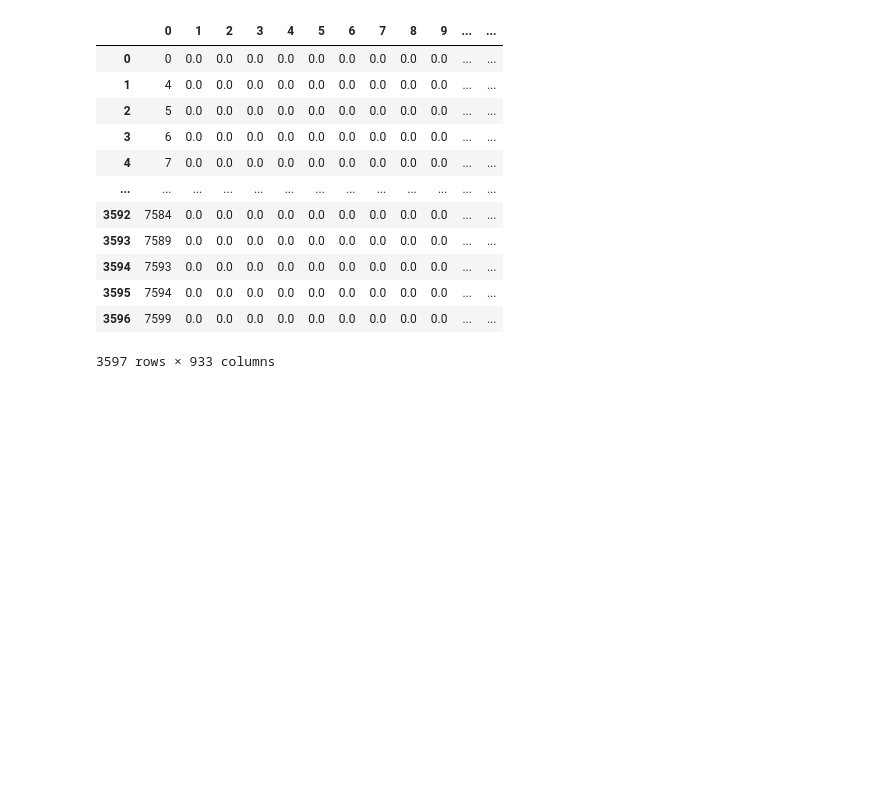
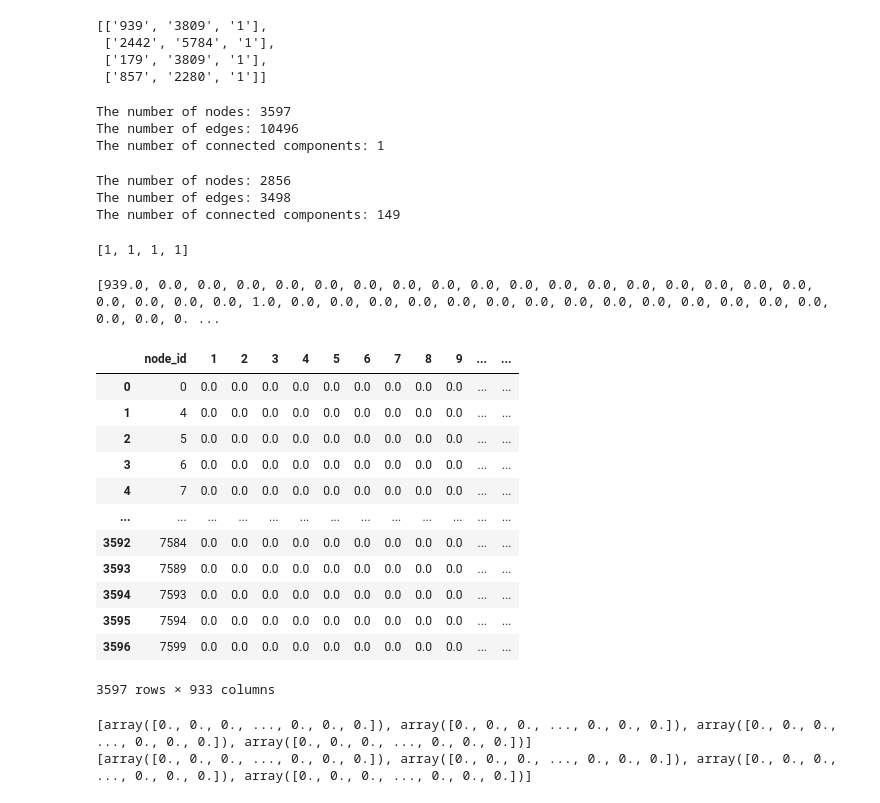
Before and after one commit to Guillaumegg200/kaggle_movies_mlns, a Jupyter notebook: explo_ggg.ipynb, the cells around one changed output. Drawn from its saved outputs; the diff is of its cells as text; code cells hidden in the pictures; blank space fills up the shorter version.

```diff
--- a/explo_ggg.ipynb
+++ b/explo_ggg.ipynb
@@ -9,18 +13,60 @@ with open("train.txt", "r") as f:
     reader = csv.reader(f)
     train_set = list(reader)
 train_set = [element[0].split(" ") for element in train_set]
+train_set[:4]
+# %% [output]
+[['939', '3809', '1'],
+ ['2442', '5784', '1'],
+ ['179', '3809', '1'],
+ ['857', '2280', '1']]
+# %%
+# Convert train set into a graph
+G_train = nx.Graph()
+for edge in train_set:
+    G_train.add_edge(edge[0], edge[1])
+print("The number of nodes: {}".format(G_train.number_of_nodes()))
+print("The number of edges: {}".format(G_train.number_of_edges()))
+# Check that the graph is connected
+print("The number of connected components: {}".format(nx.number_connected_components(G_train)))
+# %% [output]
+The number of nodes: 3597
+The number of edges: 10496
+The number of connected components: 1
 # %%
 # Load test samples
 with open("test.txt", "r") as f:
     reader = csv.reader(f)
     test_set = list(reader)
 test_set = [element[0].split(" ") for element in test_set]
+# %%
+# Convert train set into a graph
+G_test = nx.Graph()
+for edge in test_set:
+    G_test.add_edge(edge[0], edge[1])
+print("The number of nodes: {}".format(G_test.number_of_nodes()))
+print("The number of edges: {}".format(G_test.number_of_edges()))
+# Check that the graph is connected
+print("The number of connected components: {}".format(nx.number_connected_components(G_test)))
+# %% [output]
+The number of nodes: 2856
+The number of edges: 3498
+The number of connected components: 149
+# %%
+train_samples, train_labels, test_samples = [(element[0],element[1]) for element in train_set], [element[2] for element in train_set], [(element[0],element[1]) for element in test_set]
+# Convert labels into integers
+train_labels = [int(label) for label in train_labels]
+train_labels[:4]
+# %% [output]
+[1, 1, 1, 1]
 # %%
 #Import information about nodes (index represents the node id)
-df = pd.read_csv('./node_information.csv', header=None)
-df
+node_information = pd.read_csv('./node_information.csv', header=None)
+node_information.rename(columns = {0:'node_id'}, inplace = True)
+print(list(node_information.loc[node_information['node_id'] == 939].iloc[0,:]))
+node_information
 # %% [output]
+[939.0, 0.0, 0.0, 0.0, 0.0, 0.0, 0.0, 0.0, 0.0, 0.0, 0.0, 0.0, 0.0, 0.0, 0.0, 0.0, 0.0, 0.0, 0.0, 0.0, 0.0, 0.0, 1.0, 0.0, 0.0, 0.0, 0.0, 0.0, 0.0, 0.0, 0.0, 0.0, 0.0, 0.0, 0.0, 0.0, 0.0, 0.0, 0.0, 0. ...
-|  | 0 | 1 | 2 | 3 | 4 | 5 | 6 | 7 | 8 | 9 | ... | ... |
+|  | node_id | 1 | 2 | 3 | 4 | 5 | 6 | 7 | 8 | 9 | ... | ... |
 | 0 | 0 | 0.0 | 0.0 | 0.0 | 0.0 | 0.0 | 0.0 | 0.0 | 0.0 | 0.0 | ... | ... |
 | 1 | 4 | 0.0 | 0.0 | 0.0 | 0.0 | 0.0 | 0.0 | 0.0 | 0.0 | 0.0 | ... | ... |
 | 2 | 5 | 0.0 | 0.0 | 0.0 | 0.0 | 0.0 | 0.0 | 0.0 | 0.0 | 0.0 | ... | ... |
@@ -32,4 +78,4 @@ df
 | 3594 | 7593 | 0.0 | 0.0 | 0.0 | 0.0 | 0.0 | 0.0 | 0.0 | 0.0 | 0.0 | ... | ... |
 | 3595 | 7594 | 0.0 | 0.0 | 0.0 | 0.0 | 0.0 | 0.0 | 0.0 | 0.0 | 0.0 | ... | ... |
 | 3596 | 7599 | 0.0 | 0.0 | 0.0 | 0.0 | 0.0 | 0.0 | 0.0 | 0.0 | 0.0 | ... | ... |
-3597 rows × 933 columns
+3597 rows × 933 columns
@@ -37,0 +96,9 @@ df
+# %%
+# --- Create feature vector for all edges in training set and test set ---
+train_features = feature_extractor( train_samples, node_information)
+test_features = feature_extractor(test_samples, node_information)
+print(train_features[:4])
+print(test_features[:4])
+# %% [output]
+[array([0., 0., 0., ..., 0., 0., 0.]), array([0., 0., 0., ..., 0., 0., 0.]), array([0., 0., 0., ..., 0., 0., 0.]), array([0., 0., 0., ..., 0., 0., 0.])]
+[array([0., 0., 0., ..., 0., 0., 0.]), array([0., 0., 0., ..., 0., 0., 0.]), array([0., 0., 0., ..., 0., 0., 0.]), array([0., 0., 0., ..., 0., 0., 0.])]
```
Also changed, not shown: parts of 7 cells of this notebook, 1 other file.
